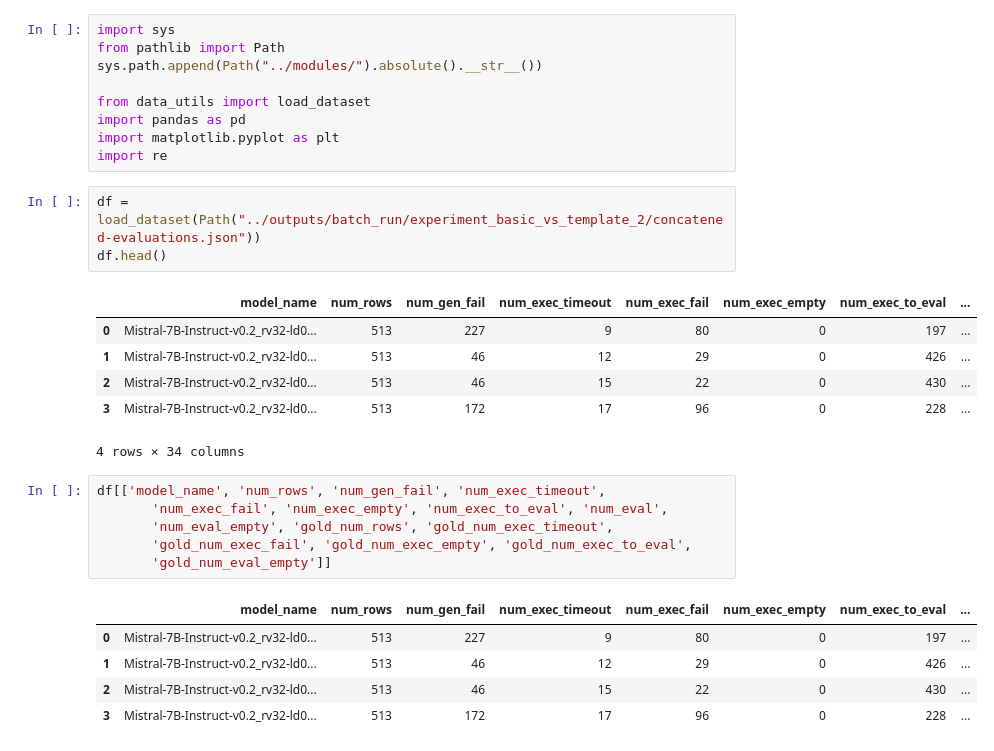
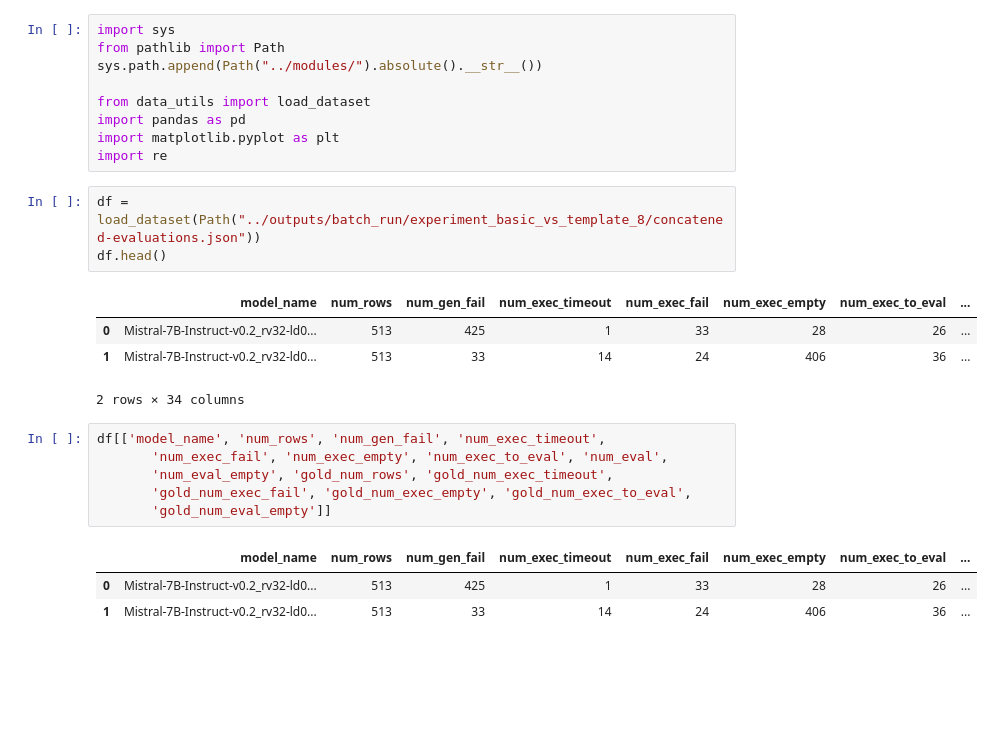
Before and after one commit to Gratic/Finetuning-LLM-for-SPARQL-generation, a Jupyter notebook: scripts/concatened_evaluation_viz.ipynb, the cells around one changed output. Cells and saved outputs as stored; diff of their text form; blank space fills up the shorter version.

```diff
--- a/scripts/concatened_evaluation_viz.ipynb
+++ b/scripts/concatened_evaluation_viz.ipynb
@@ -8,15 +8,13 @@ import pandas as pd
 import matplotlib.pyplot as plt
 import re
 # %%
-df = load_dataset(Path("../outputs/batch_run/experiment_basic_vs_template_2/concatened-evaluations.json"))
+df = load_dataset(Path("../outputs/batch_run/experiment_basic_vs_template_8/concatened-evaluations.json"))
 df.head()
 # %% [output]
 |  | model_name | num_rows | num_gen_fail | num_exec_timeout | num_exec_fail | num_exec_empty | num_exec_to_eval | ... |
-| 0 | Mistral-7B-Instruct-v0.2_rv32-ld0... | 513 | 227 | 9 | 80 | 0 | 197 | ... |
-| 1 | Mistral-7B-Instruct-v0.2_rv32-ld0... | 513 | 46 | 12 | 29 | 0 | 426 | ... |
-| 2 | Mistral-7B-Instruct-v0.2_rv32-ld0... | 513 | 46 | 15 | 22 | 0 | 430 | ... |
-| 3 | Mistral-7B-Instruct-v0.2_rv32-ld0... | 513 | 172 | 17 | 96 | 0 | 228 | ... |
+| 0 | Mistral-7B-Instruct-v0.2_rv32-ld0... | 513 | 425 | 1 | 33 | 28 | 26 | ... |
+| 1 | Mistral-7B-Instruct-v0.2_rv32-ld0... | 513 | 33 | 14 | 24 | 406 | 36 | ... |
-4 rows × 34 columns
+2 rows × 34 columns
 # %%
 df[['model_name', 'num_rows', 'num_gen_fail', 'num_exec_timeout',
        'num_exec_fail', 'num_exec_empty', 'num_exec_to_eval', 'num_eval',
@@ -25,10 +23,8 @@ df[['model_name', 'num_rows', 'num_gen_fail', 'num_exec_timeout',
        'gold_num_eval_empty']]
 # %% [output]
 |  | model_name | num_rows | num_gen_fail | num_exec_timeout | num_exec_fail | num_exec_empty | num_exec_to_eval | ... |
-| 0 | Mistral-7B-Instruct-v0.2_rv32-ld0... | 513 | 227 | 9 | 80 | 0 | 197 | ... |
-| 1 | Mistral-7B-Instruct-v0.2_rv32-ld0... | 513 | 46 | 12 | 29 | 0 | 426 | ... |
-| 2 | Mistral-7B-Instruct-v0.2_rv32-ld0... | 513 | 46 | 15 | 22 | 0 | 430 | ... |
-| 3 | Mistral-7B-Instruct-v0.2_rv32-ld0... | 513 | 172 | 17 | 96 | 0 | 228 | ... |
+| 0 | Mistral-7B-Instruct-v0.2_rv32-ld0... | 513 | 425 | 1 | 33 | 28 | 26 | ... |
+| 1 | Mistral-7B-Instruct-v0.2_rv32-ld0... | 513 | 33 | 14 | 24 | 406 | 36 | ... |
 # %%
 print(df.columns)
 # %% [output]
```
Also changed, not shown: parts of 11 cells of this notebook, 2 other files.
